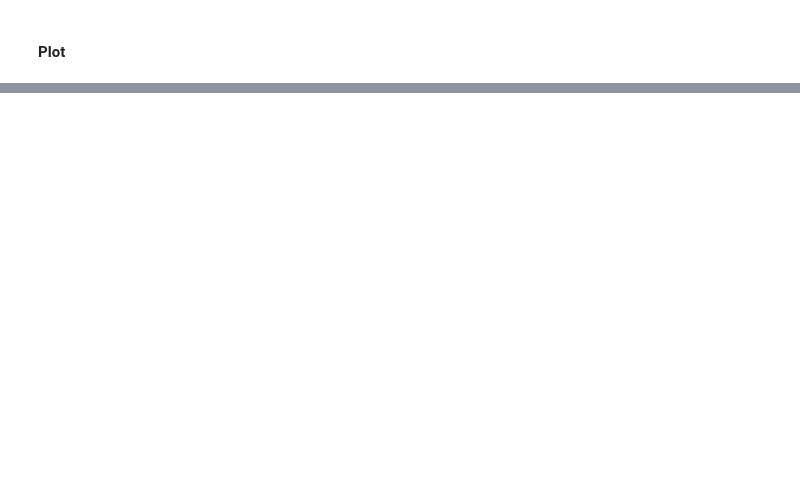
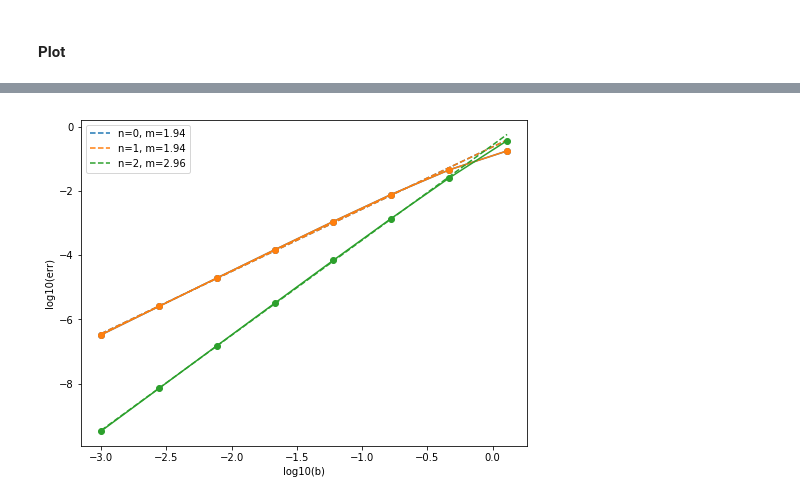
Before and after one commit to OliverEvans96/kelp, a Jupyter notebook: code/python/ManufacturedSolution.ipynb, the cells around one changed output, grey strips where cells are left out. Drawn from its saved outputs; the diff is of its cells as text; code cells hidden in the pictures; blank space fills up the shorter version.

```diff
--- a/code/python/ManufacturedSolution.ipynb
+++ b/code/python/ManufacturedSolution.ipynb
@@ -952,17 +994,17 @@ conv.plot_lin_fit(
 # %% [markdown]
 #### Compute
 # %%
-base_dir = os.path.join(os.environ['SCRATCH'], 'kelp-results')
-# base_dir = '/home/oliver/academic/research/kelp-results'
+# base_dir = os.path.join(os.environ['SCRATCH'], 'kelp-results')
+base_dir = '/home/oliver/academic/research/kelp-results'
 
-ns = 64
-nz = 64
+ns = 8
+nz = 80
 na = 10
 
 num_scatters_list = [0, 1, 2]
-b_list = np.logspace(-3, 3, 7)
+b_list = np.logspace(-3, 1, 10)
 
-study_name = 'verify_asym_{}x{}x{}_scat_0_1_2_b_m3_3'.format(ns, nz, na)
+study_name = 'verify_asym_uni_a_expb_L_{}x{}x{}_scat_0_1_2_b_m3_3'.format(ns, nz, na)
 study_dir = os.path.join(base_dir, study_name)
 
 ntheta = na
@@ -1010,7 +1044,7 @@ sqlite3.OperationalError: database is locked
 # %% [markdown]
 #### Plot
 # %%
-study_name = 'verify_asym_64x64x10_scat_0_1_2_b_m3_3'
+study_name = 'verify_asym_uni_a_expb_L_8x80x10_scat_0_1_2_b_m3_3'
 study_dir = os.path.join(base_dir, study_name)
 # %%
 db_path = os.path.join(study_dir, '{}.db'.format(study_name))
@@ -1066,0 +1122,79 @@ l.get_color()
+# %%
+#norm = lambda x: np.linalg.norm(np.ravel(x), ord=2)
+#norm = lambda x: np.sqrt(np.sum(x)**2/np.size(x))
+norm = lambda x: np.mean(np.abs(x))
+
+b_list, num_scatters_list = kelp_analyze.get_unique_vals(conn, study_name, ['b', 'num_scatters'])
+#this_sol_expr = sp.parsing.sympy_parser.parse_expr(
+#    kelp_analyze.table_to_df(conn, study_name)['source_expr'][0],
+#    local_dict={'gamma': sp.Symbol('gamma')}
+#)
+tay_term_N = mms.gen_series_N(sol_expr, max(num_scatters_list), **param_vals)
+def tay_approx_N(x, y, z, theta, phi, b, n):
+    s = 0*(x+y+z+theta+phi)
+    for k in range(n+1):
+        s += b**k * tay_term_N(x, y, z, theta, phi, k)
+
+    return s
+
+fig1 = plt.figure(figsize=[8,6])
+ax1 = plt.gca()
+fig2 = plt.figure(figsize=[8,6])
+ax2 = plt.gca()
+
+tay_rad_list = []
+true_rad_list = []
+i_plot = 6
+for num_scatters in num_scatters_list:
+    err_list = []
+    for i, b in enumerate(b_list):
+        results_list = kelp_analyze.query_results(
+            conn, study_name,
+            b=b,
+            num_scatters=num_scatters,
+        )
+
+        ns = results_list[0]['ns'][:].data
+        nz = results_list[0]['nz'][:].data
+        ntheta = results_list[0]['ntheta'][:].data
+        nphi = results_list[0]['nphi'][:].data
+        grid = mms.gen_grid(ns, nz, ntheta, nphi, rope_spacing, zmax)
+
+        tay_rad = tay_approx_N(*grid, b, num_scatters)
+        #rad = results_list[0]['rad'][:]
+        true_rad = results_list[0]['true_rad'][:]
+
+        err = norm(tay_rad - true_rad)
+        err_list.append(err)
+
+        if i == i_plot:
+            tay_rad_list.append(tay_rad)
+            true_rad_list.append(true_rad)
+
+    b_arr = np.array(b_list)[:-2]
+    err_arr = np.array(err_list)[:-2]
+
+    print("err arr {}: {}".format(num_scatters, err_arr))
+    plt.sca(ax1)
+    conv.plot_lin_fit(
+        np.log10(b_arr), np.log10(err_arr),
+        min(np.log(b_arr)), 0*max(np.log(b_arr)),
+        xlabel='log10(b)', ylabel='log10(err)',
+        label='n=%d, m={m:.2f}' % num_scatters
+    )
+
+
+plt.sca(ax1)
+plt.title('')
+plt.legend()
+
+
+plt.sca(ax2)
+z = grid[2][plot_inds]
+plt.plot(z, true_rad_list[0][plot_inds], 'ko-', label='true')
+for n in num_scatters_list:
+    plt.plot(z, tay_rad_list[n][plot_inds], 'C{}o-'.format(n), label='n={}'.format(n))
+
+plt.title('b={:.2e}'.format(b_list[i_plot]))
+plt.legend()
+# %% [output]
@@ -1066,0 +1208 @@ l.get_color()
+[figure, added]
```
Also changed, not shown: parts of 33 cells of this notebook.
